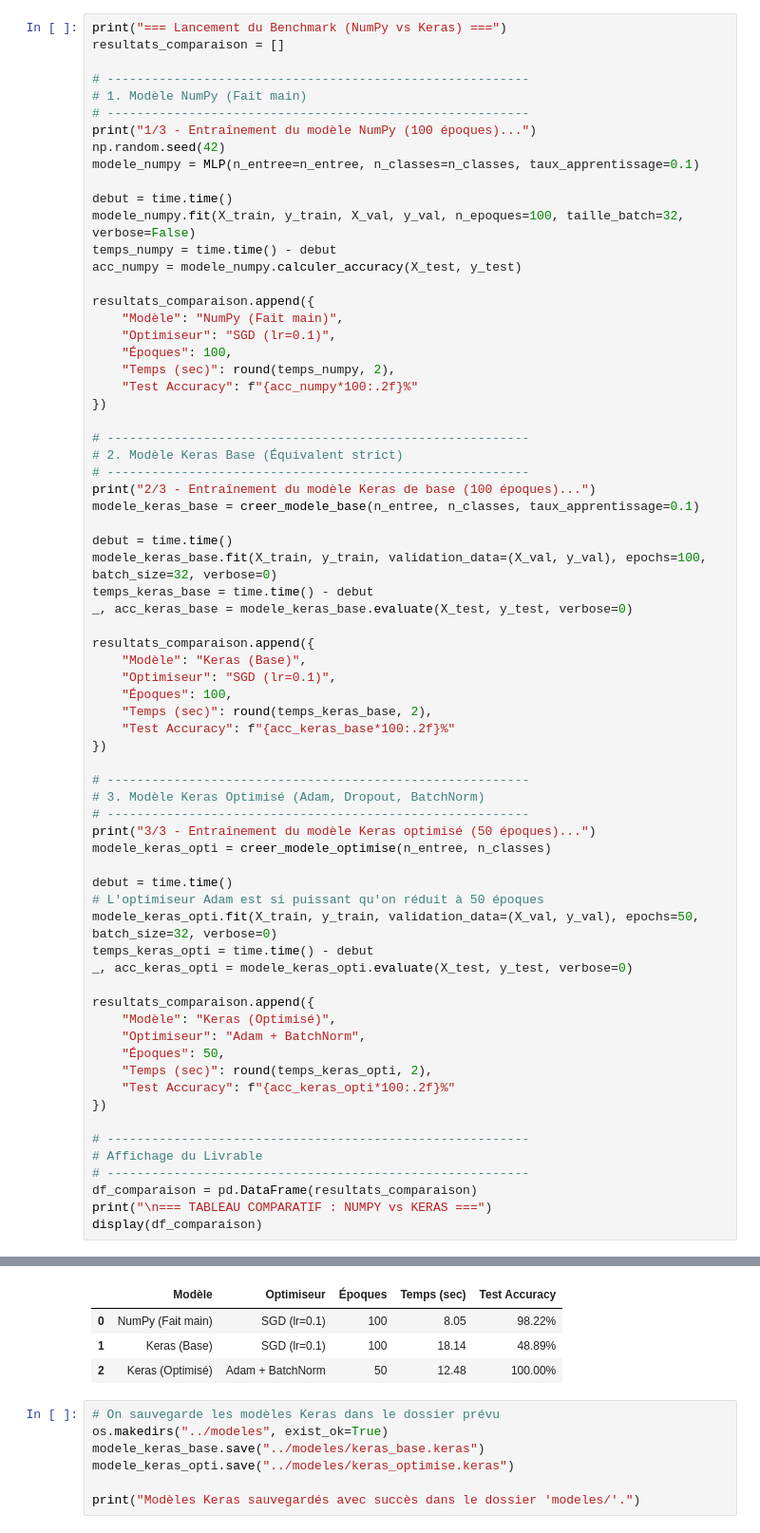
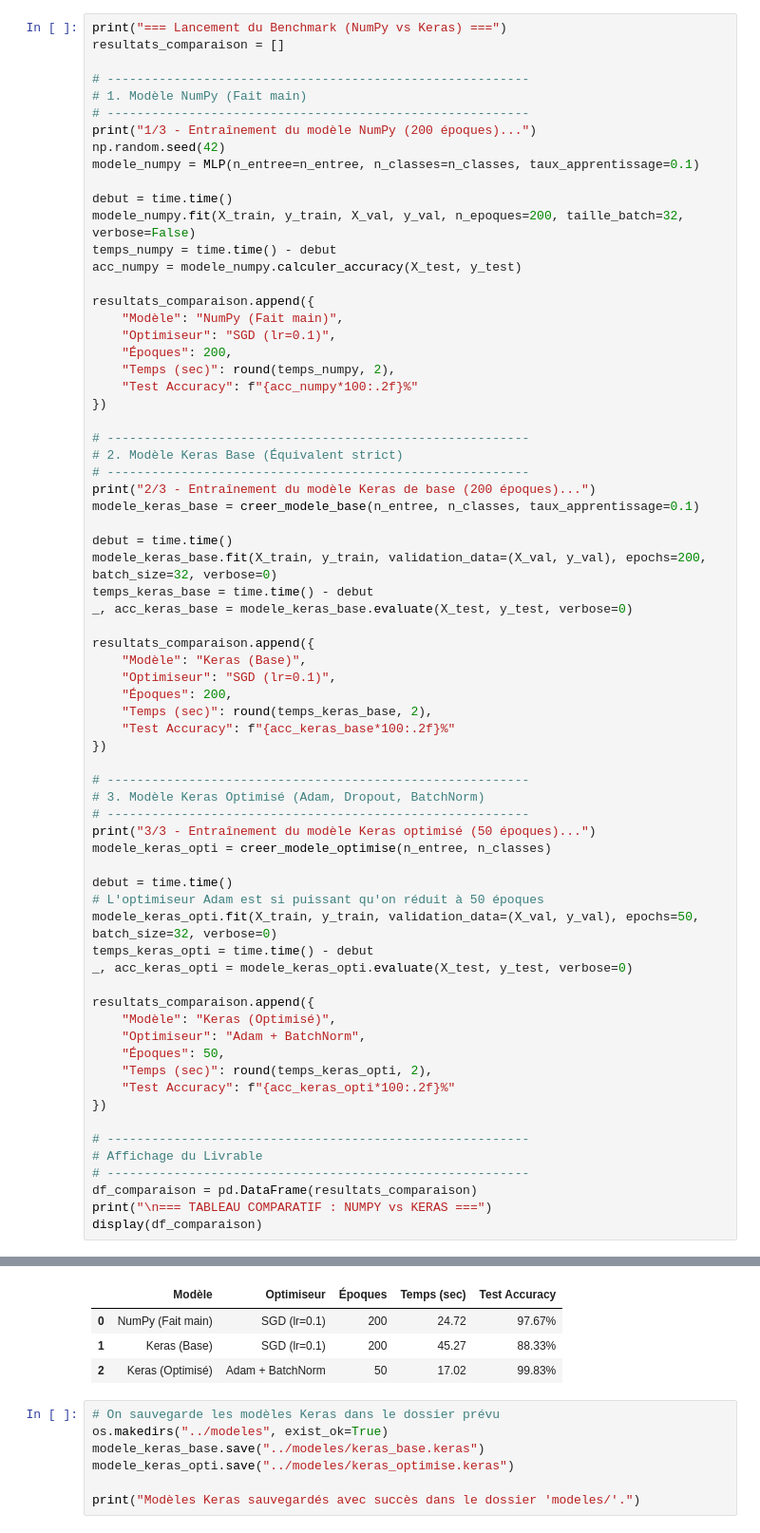
Before and after one commit to heavyrainMK/projet_langue, a Jupyter notebook: notebooks/comparaison_keras.ipynb, the cells around one changed output, grey strips where cells are left out. Shown at 95% size. Drawn from its saved outputs; the diff is of its cells as text.

```diff
--- a/notebooks/comparaison_keras.ipynb
+++ b/notebooks/comparaison_keras.ipynb
@@ -41,19 +41,19 @@ resultats_comparaison = []
 # ---------------------------------------------------------
 # 1. Modèle NumPy (Fait main)
 # ---------------------------------------------------------
-print("1/3 - Entraînement du modèle NumPy (100 époques)...")
+print("1/3 - Entraînement du modèle NumPy (200 époques)...")
 np.random.seed(42)
 modele_numpy = MLP(n_entree=n_entree, n_classes=n_classes, taux_apprentissage=0.1)
 
 debut = time.time()
-modele_numpy.fit(X_train, y_train, X_val, y_val, n_epoques=100, taille_batch=32, verbose=False)
+modele_numpy.fit(X_train, y_train, X_val, y_val, n_epoques=200, taille_batch=32, verbose=False)
 temps_numpy = time.time() - debut
 acc_numpy = modele_numpy.calculer_accuracy(X_test, y_test)
 
 resultats_comparaison.append({
     "Modèle": "NumPy (Fait main)",
     "Optimiseur": "SGD (lr=0.1)",
-    "Époques": 100,
+    "Époques": 200,
     "Temps (sec)": round(temps_numpy, 2),
     "Test Accuracy": f"{acc_numpy*100:.2f}%"
 })
@@ -61,18 +61,18 @@ resultats_comparaison.append({
 # ---------------------------------------------------------
 # 2. Modèle Keras Base (Équivalent strict)
 # ---------------------------------------------------------
-print("2/3 - Entraînement du modèle Keras de base (100 époques)...")
+print("2/3 - Entraînement du modèle Keras de base (200 époques)...")
 modele_keras_base = creer_modele_base(n_entree, n_classes, taux_apprentissage=0.1)
 
 debut = time.time()
-modele_keras_base.fit(X_train, y_train, validation_data=(X_val, y_val), epochs=100, batch_size=32, verbose=0)
+modele_keras_base.fit(X_train, y_train, validation_data=(X_val, y_val), epochs=200, batch_size=32, verbose=0)
 temps_keras_base = time.time() - debut
 _, acc_keras_base = modele_keras_base.evaluate(X_test, y_test, verbose=0)
 
 resultats_comparaison.append({
     "Modèle": "Keras (Base)",
     "Optimiseur": "SGD (lr=0.1)",
-    "Époques": 100,
+    "Époques": 200,
     "Temps (sec)": round(temps_keras_base, 2),
     "Test Accuracy": f"{acc_keras_base*100:.2f}%"
 })
@@ -111,10 +111,10 @@ E0000 00:00:1774603725.396305   98102 cuda_platform.cc:52] failed call to cuInit
 3/3 - Entraînement du modèle Keras optimisé (50 époques)...
 
 === TABLEAU COMPARATIF : NUMPY vs KERAS ===
 |  | Modèle | Optimiseur | Époques | Temps (sec) | Test Accuracy |
-| 0 | NumPy (Fait main) | SGD (lr=0.1) | 100 | 8.05 | 98.22% |
-| 1 | Keras (Base) | SGD (lr=0.1) | 100 | 18.14 | 48.89% |
-| 2 | Keras (Optimisé) | Adam + BatchNorm | 50 | 12.48 | 100.00% |
+| 0 | NumPy (Fait main) | SGD (lr=0.1) | 200 | 24.72 | 97.67% |
+| 1 | Keras (Base) | SGD (lr=0.1) | 200 | 45.27 | 88.33% |
+| 2 | Keras (Optimisé) | Adam + BatchNorm | 50 | 17.02 | 99.83% |
 # %%
 # On sauvegarde les modèles Keras dans le dossier prévu
 os.makedirs("../modeles", exist_ok=True)
```
Also changed, not shown: parts of 2 cells of this notebook, 4 other files.
